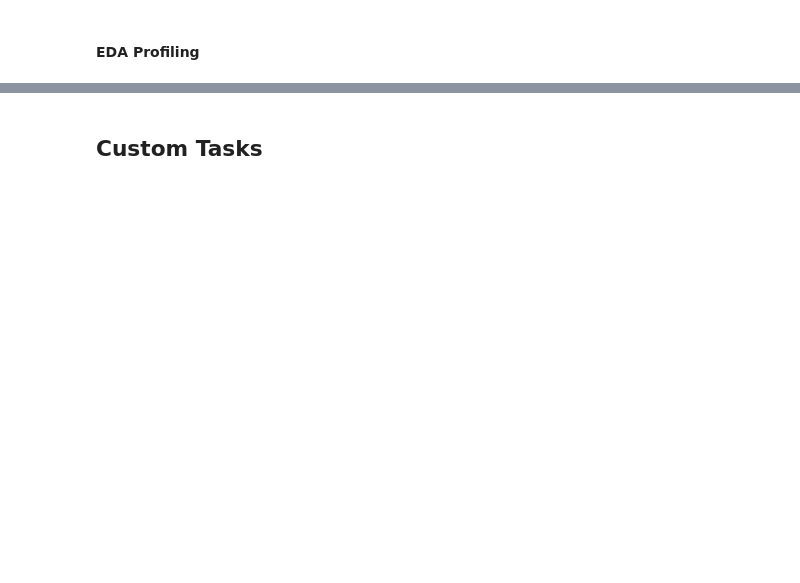
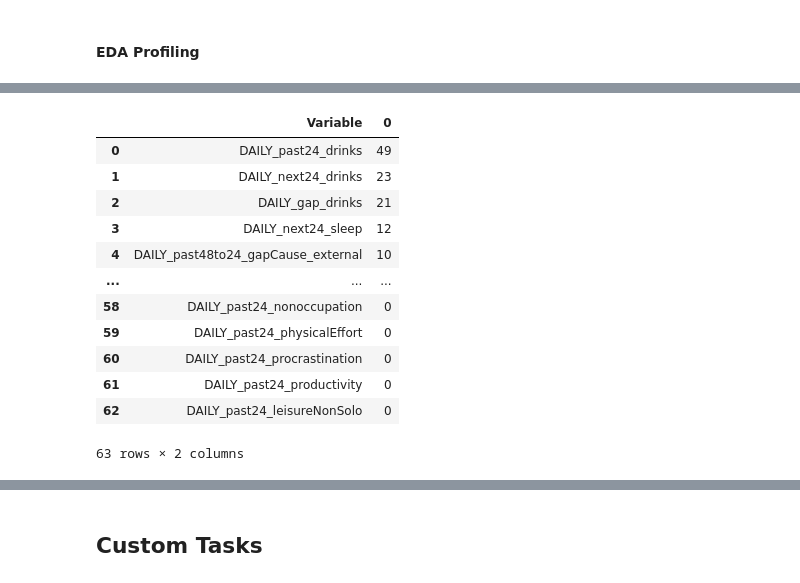
Before and after one commit to danieljwilson/3_3_experience_sampling, a Jupyter notebook: 3_3_3_data_analysis/01_data munge/01_1_process_data.ipynb, the cells around one changed output, grey strips where cells are left out. Saved outputs shown, nothing was run; the diff lists cells and outputs as text; code cells hidden in the pictures; blank space fills up the shorter version.

```diff
--- a/3_3_3_data_analysis/01_data munge/01_1_process_data.ipynb
+++ b/3_3_3_data_analysis/01_data munge/01_1_process_data.ipynb
@@ -586,0 +698,17 @@ profile.to_file(eda_reports_path + "daily_reports.html")
+# %%
+# we can see that drinks have the most people with zero variance...
+pd.DataFrame(grouped_variance[grouped_variance == 0].dropna(how='all').eq(0).sum()).reset_index(names='Variable').sort_values(by=0, ascending=False).reset_index(drop=True)
+# %% [output]
+|  | Variable | 0 |
+| 0 | DAILY_past24_drinks | 49 |
+| 1 | DAILY_next24_drinks | 23 |
+| 2 | DAILY_gap_drinks | 21 |
+| 3 | DAILY_next24_sleep | 12 |
+| 4 | DAILY_past48to24_gapCause_external | 10 |
+| ... | ... | ... |
+| 58 | DAILY_past24_nonoccupation | 0 |
+| 59 | DAILY_past24_physicalEffort | 0 |
+| 60 | DAILY_past24_procrastination | 0 |
+| 61 | DAILY_past24_productivity | 0 |
+| 62 | DAILY_past24_leisureNonSolo | 0 |
+63 rows × 2 columns
```
Also changed, not shown: parts of 28 cells of this notebook, 1 other file.
